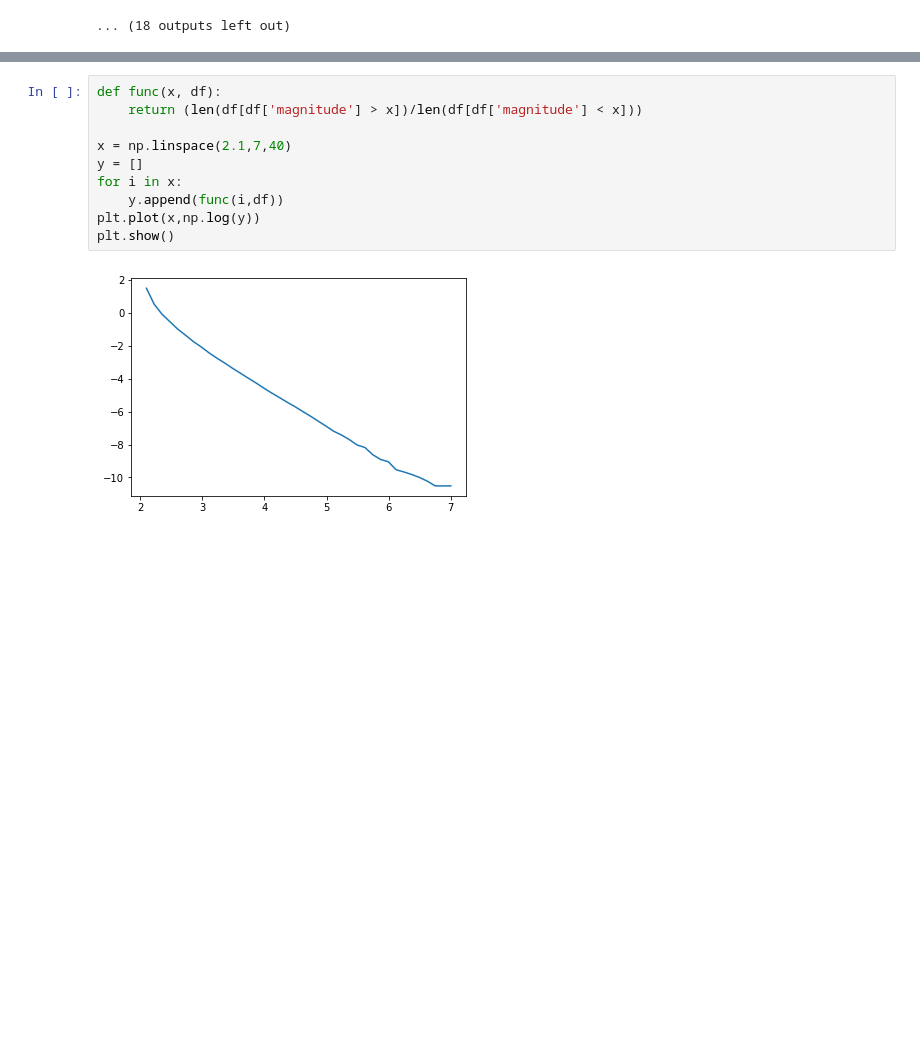
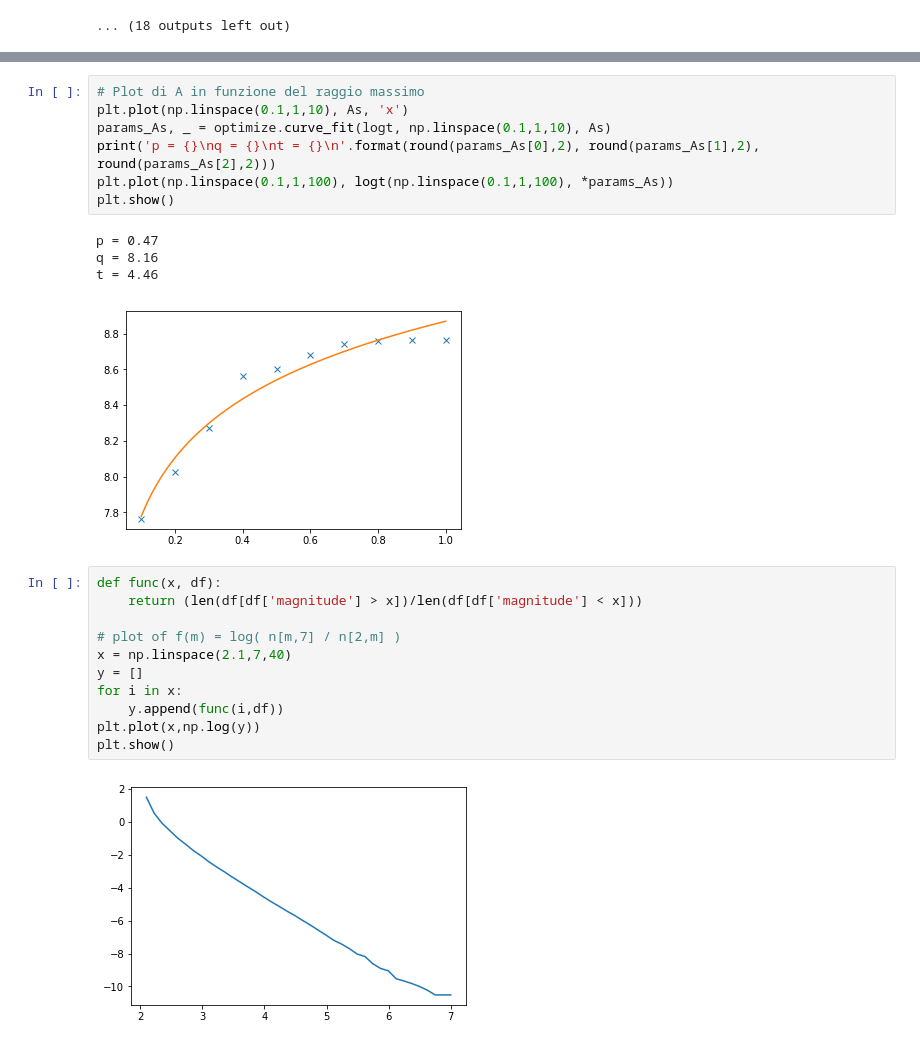
Before and after one commit to mango915/Earthquakes, a Jupyter notebook: fra.ipynb, the cells around one changed output, grey strips where cells are left out. Cells and saved outputs as stored; diff of their text form; blank space fills up the shorter version.

```diff
--- a/fra.ipynb
+++ b/fra.ipynb
@@ -218,7 +239,20 @@ plt.show()
+# %%
+# Plot di A in funzione del raggio massimo
+plt.plot(np.linspace(0.1,1,10), As, 'x')
+params_As, _ = optimize.curve_fit(logt, np.linspace(0.1,1,10), As)
+print('p = {}\nq = {}\nt = {}\n'.format(round(params_As[0],2), round(params_As[1],2), round(params_As[2],2)))
+plt.plot(np.linspace(0.1,1,100), logt(np.linspace(0.1,1,100), *params_As))
+plt.show()
+# %% [output]
+p = 0.47
+q = 8.16
+t = 4.46
+[figure, added]
 # %%
 def func(x, df):
     return (len(df[df['magnitude'] > x])/len(df[df['magnitude'] < x]))
 
+# plot of f(m) = log( n[m,7] / n[2,m] )
 x = np.linspace(2.1,7,40)
 y = []
 for i in x:
```
Also changed, not shown: parts of 6 cells of this notebook.
